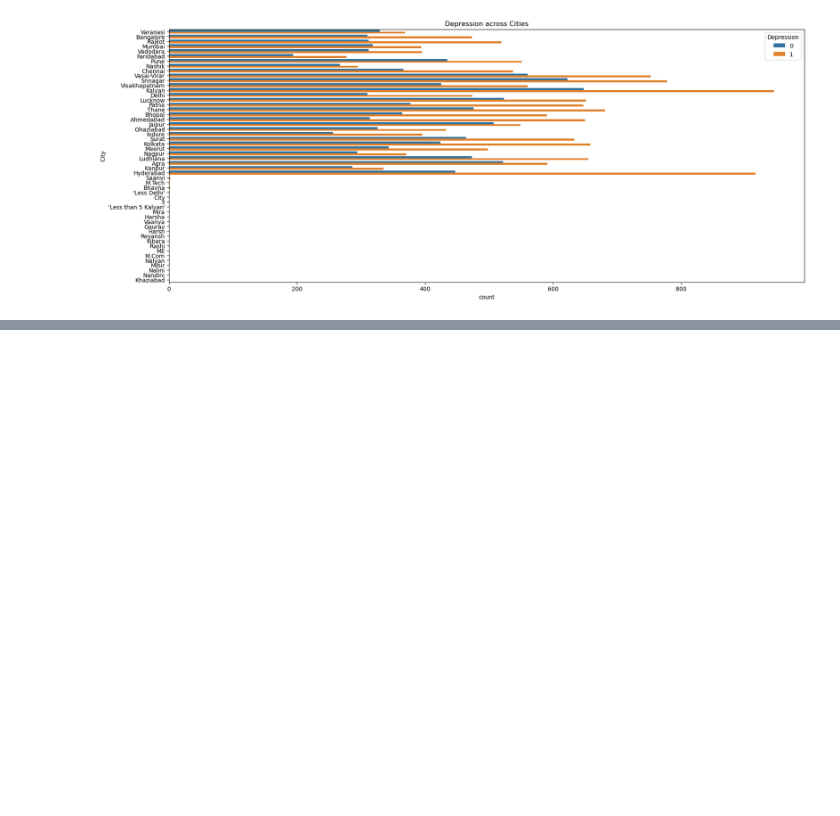
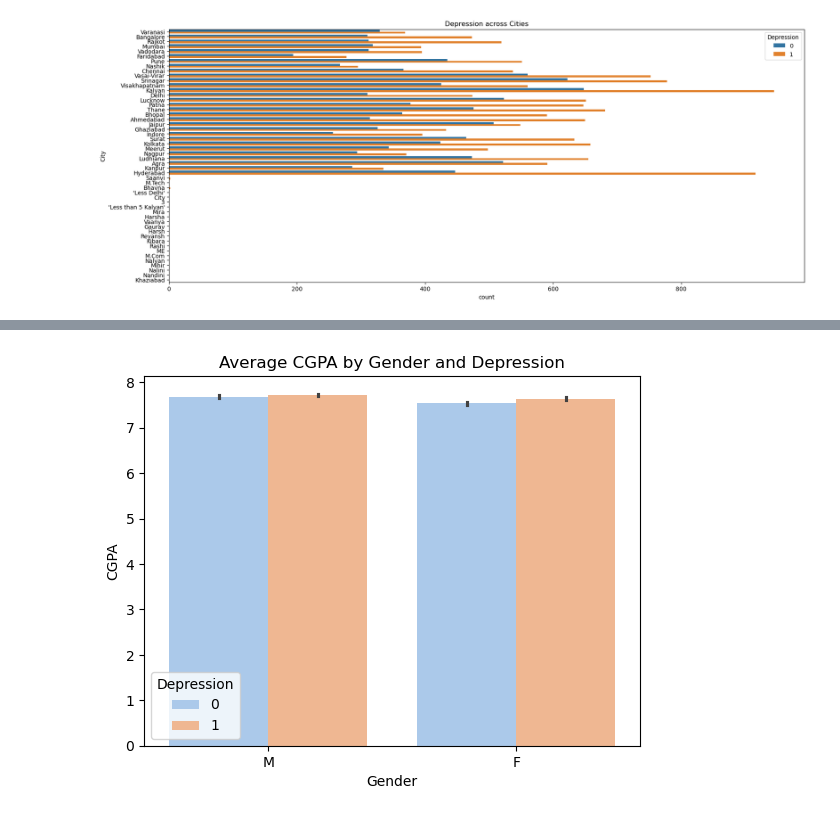
Before and after one commit to DanishShaikh18/Student-Mental-Health-Analysis, a Jupyter notebook: eda.ipynb, the cells around one changed output, grey strips where cells are left out. Cells and saved outputs as stored; diff of their text form; code cells hidden in the pictures; blank space fills up the shorter version.

```diff
--- a/eda.ipynb
+++ b/eda.ipynb
@@ -94,0 +130,6 @@ plt.show()
+# %%
+sns.barplot(data=df, x='Gender', y='CGPA', hue='Depression', palette='pastel')
+plt.title("Average CGPA by Gender and Depression")
+plt.show()
+# %% [output]
+[figure, added]
```
Also changed, not shown: parts of 11 cells of this notebook, 4 other files.
